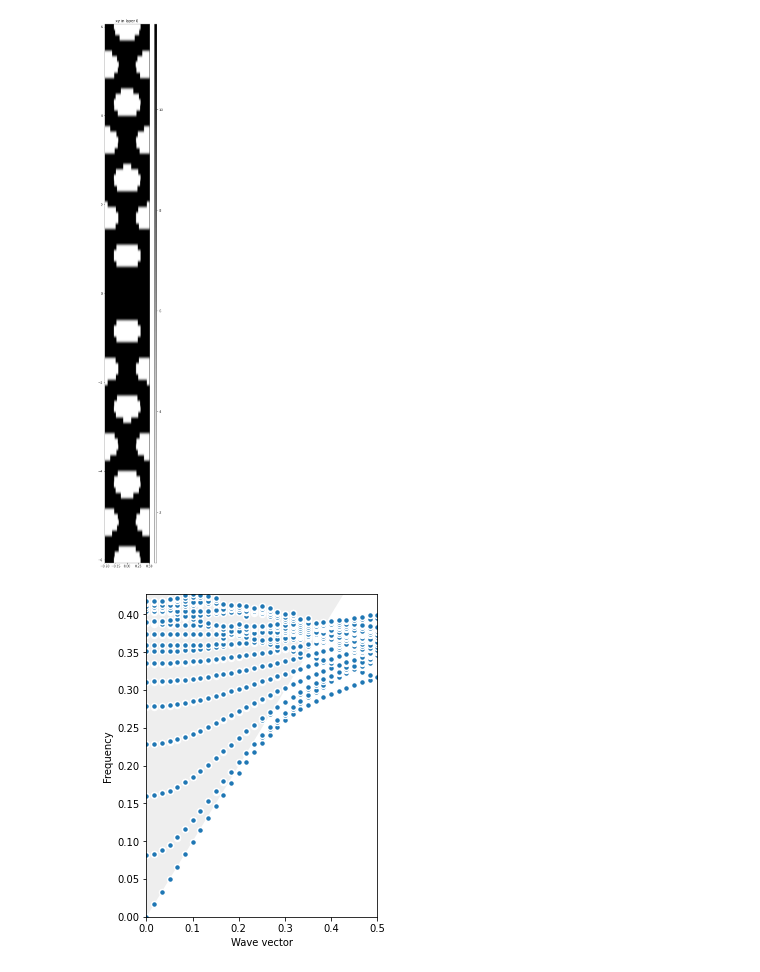
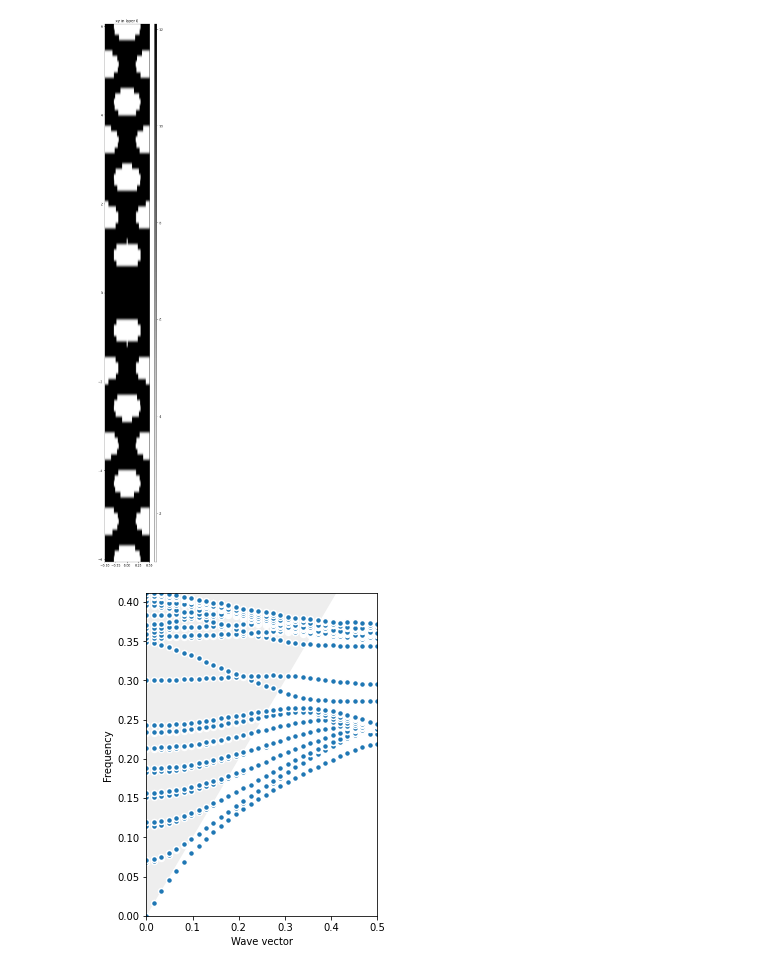
Before and after one commit to quantumbrownie/honoursLegume, a Jupyter notebook: Test 1.ipynb, the cells around one changed output. Cells and saved outputs as stored; diff of their text form; code cells hidden in the pictures.

```diff
--- a/Test 1.ipynb
+++ b/Test 1.ipynb
@@ -15,7 +15,7 @@ from legume.minimize import Minimize
 # %%
 # PhC parameters
 ra = 0.5*256/420     # hole radius
-eps_b = 11.7         # background permittivity
+eps_b = 3.48**2         # background permittivity
 eps_c = 1            # hole permittivity
 d = 210/420          # slab thickness
 
@@ -28,7 +28,7 @@ Nx = 1       # Supercell size in the x-direction
 W = 0.98     # Waveguide Width
 
 # Initialize a rectangular lattice
-lattice = Lattice([Nx, 0], [0, Ny*np.sqrt(3)/2])
+lattice = Lattice([Nx, 0], [0, (Ny+W-1)*np.sqrt(3)/2])
 
 def wg_sc(dx, dy, dr):
     """Define the photonic crystal waveguide given shift parameters
@@ -45,9 +45,9 @@ def wg_sc(dx, dy, dr):
             for ix in range(-Nx//2+1, Nx//2+1):
                 xc.append((ih%2)*0.5 + ix)
                 if ih <= Ny//2:
-                    yc.append((-Ny//2 + ih)*np.sqrt(3)/2 + (1-W)/2)
+                    yc.append((-Ny//2 + ih + (1-W)/2)*np.sqrt(3)/2)
                 else:
-                    yc.append((-Ny//2 + ih)*np.sqrt(3)/2 - (1-W)/2)
+                    yc.append((-Ny//2 + ih - (1-W)/2)*np.sqrt(3)/2)
 
     # Add all the pillars, taking care of the shifts
     for ih in range(1, Ny//2+1):
@@ -85,27 +85,27 @@ dr0 = np.zeros((Nx*2*Ny_opt, ))
 phc0 = wg_sc(dx0, dy0, dr0)
 legume.viz.structure(phc0, xz=False, xy=True, figsize=3)
 # %% [output]
-[figure, old version]
+[figure, new version]
 # %%
 # Define a BZ path in kx and run the PWE
-path = phc0.lattice.bz_path([[0, 0], np.array([np.pi/Nx, 0])], [30])
+path = phc0.lattice.bz_path([[0, 0], np.array([np.pi/Nx, 0])], [31])
 #pwe0.run(kpoints=path['kpoints'], pol='tm', numeig = 150)
 
 neig = 30
 
 # Initialize GME
 gme = legume.GuidedModeExp(phc0, gmax=gmax)
 
 # Set some of the running options
-options = {'gmode_inds': [1, 2, 3, 4, 5, 6, 7], # Take only the modes with H in the xy-plane
+options = {'gmode_inds': [0],
            'numeig': neig,
            'verbose': False
             }
 
 # Run the simulation
 gme.run(kpoints=path['kpoints'], **options)
 
 # Visualize the bands
 ax = legume.viz.bands(gme, Q=False)
 # %% [output]
-[figure, old version]
+[figure, new version]
```
Also changed, not shown: parts of 2 cells of this notebook.
